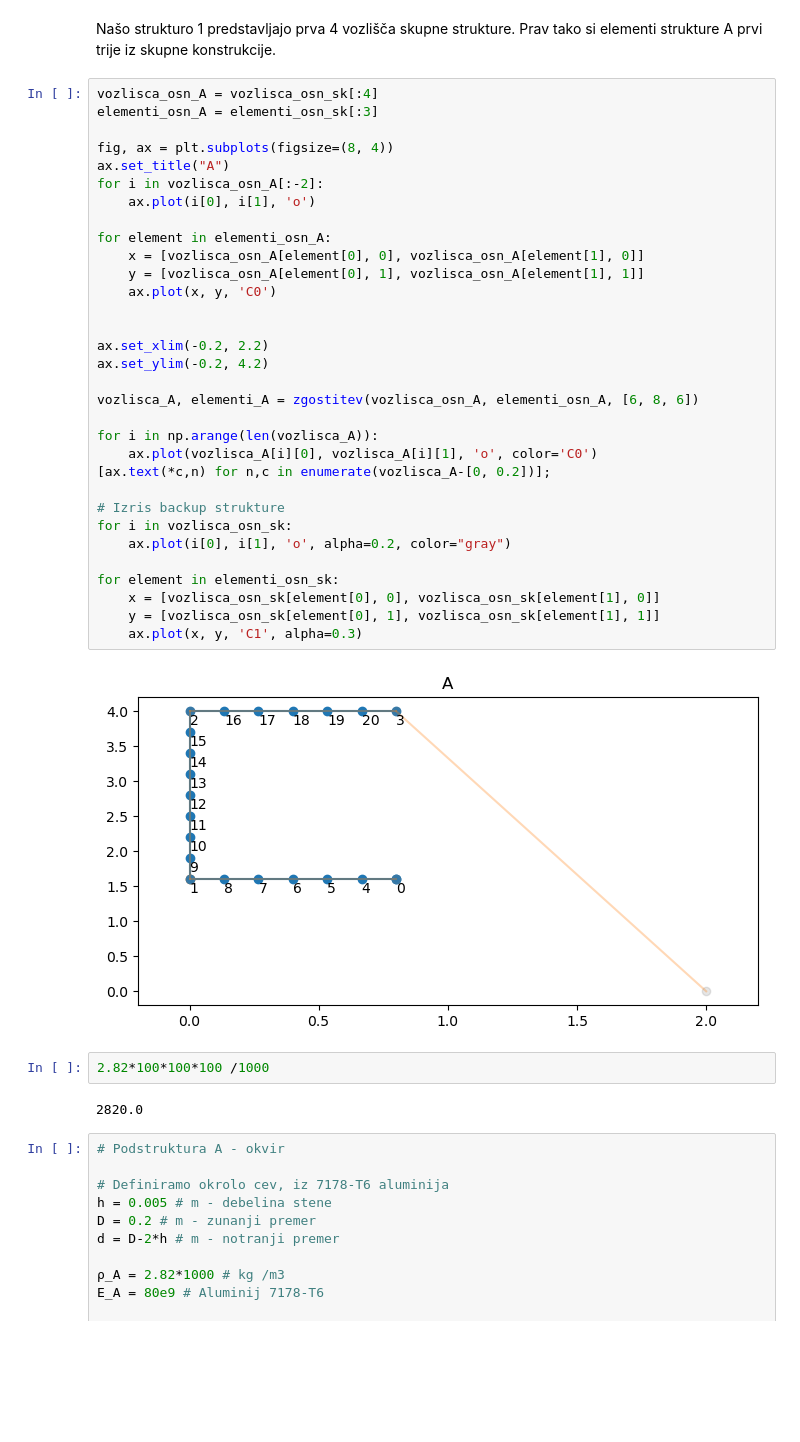
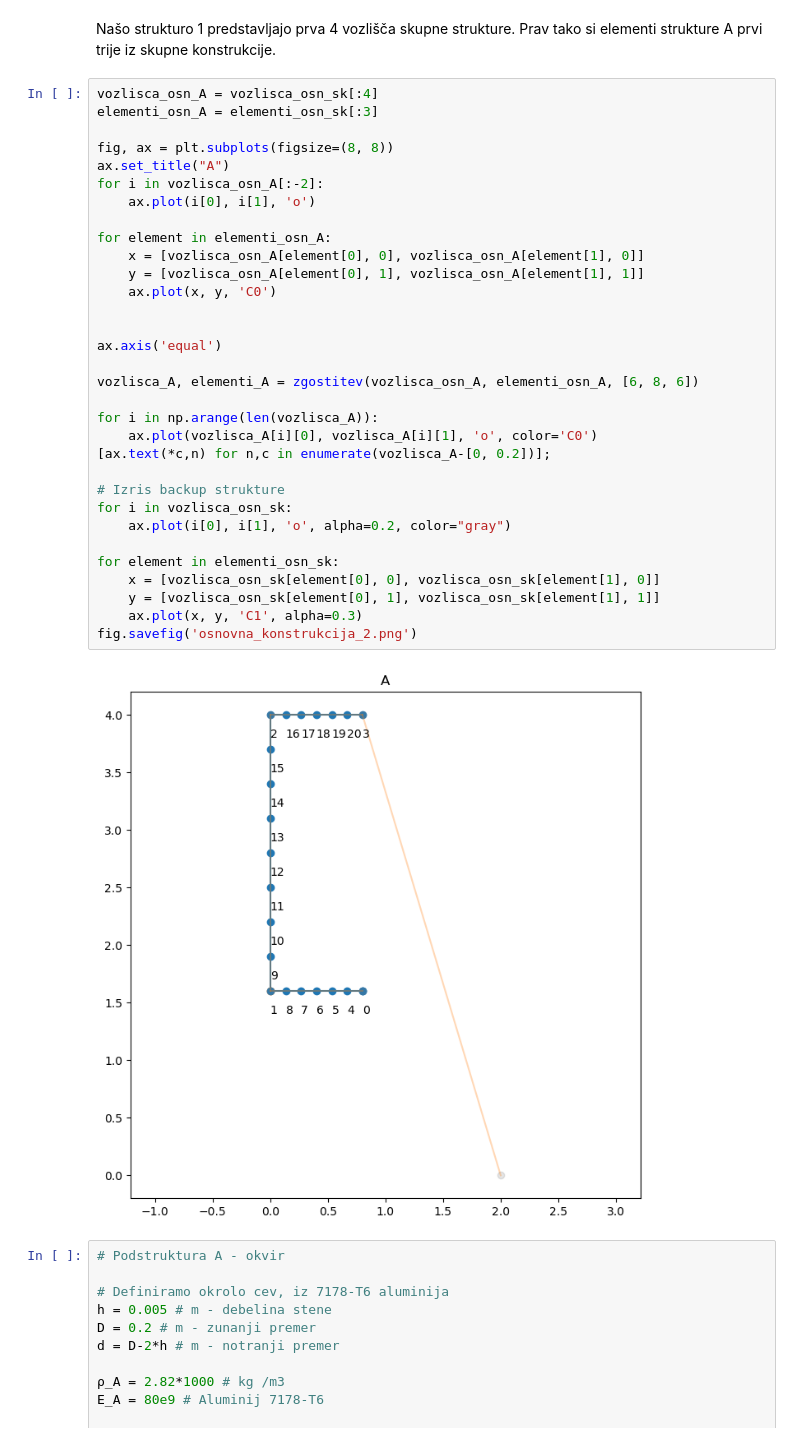
Before and after one commit to markotacer/pypinm, a Jupyter notebook: Dinamika strojev in konstrukcij/Seminar/V10/V.ipynb, the cells around one changed output. Saved outputs shown, nothing was run; the diff lists cells and outputs as text; blank space fills up the shorter version.

```diff
--- a/Dinamika strojev in konstrukcij/Seminar/V10/V.ipynb
+++ b/Dinamika strojev in konstrukcij/Seminar/V10/V.ipynb
@@ -196,41 +187,37 @@ Našo strukturo 1 predstavljajo prva 4 vozlišča skupne strukture. Prav tako si
 # %%
 vozlisca_osn_A = vozlisca_osn_sk[:4]
 elementi_osn_A = elementi_osn_sk[:3]
 
-fig, ax = plt.subplots(figsize=(8, 4))
+fig, ax = plt.subplots(figsize=(8, 8))
 ax.set_title("A")
 for i in vozlisca_osn_A[:-2]:
     ax.plot(i[0], i[1], 'o')
 
 for element in elementi_osn_A:
     x = [vozlisca_osn_A[element[0], 0], vozlisca_osn_A[element[1], 0]]
     y = [vozlisca_osn_A[element[0], 1], vozlisca_osn_A[element[1], 1]]
     ax.plot(x, y, 'C0')
 
 
-ax.set_xlim(-0.2, 2.2)
-ax.set_ylim(-0.2, 4.2)
+ax.axis('equal')
 
 vozlisca_A, elementi_A = zgostitev(vozlisca_osn_A, elementi_osn_A, [6, 8, 6])
 
 for i in np.arange(len(vozlisca_A)):
     ax.plot(vozlisca_A[i][0], vozlisca_A[i][1], 'o', color='C0')
 [ax.text(*c,n) for n,c in enumerate(vozlisca_A-[0, 0.2])];
 
 # Izris backup strukture
 for i in vozlisca_osn_sk:
     ax.plot(i[0], i[1], 'o', alpha=0.2, color="gray")
 
 for element in elementi_osn_sk:
     x = [vozlisca_osn_sk[element[0], 0], vozlisca_osn_sk[element[1], 0]]
     y = [vozlisca_osn_sk[element[0], 1], vozlisca_osn_sk[element[1], 1]]
     ax.plot(x, y, 'C1', alpha=0.3)
+fig.savefig('osnovna_konstrukcija_2.png')
 # %% [output]
-[figure, old version]
+[figure, new version]
-# %%
-2.82*100*100*100 /1000
-# %% [output]
-2820.0
 # %%
 # Podstruktura A - okvir
 
```
Also changed, not shown: parts of 37 cells of this notebook, 44 other files.
